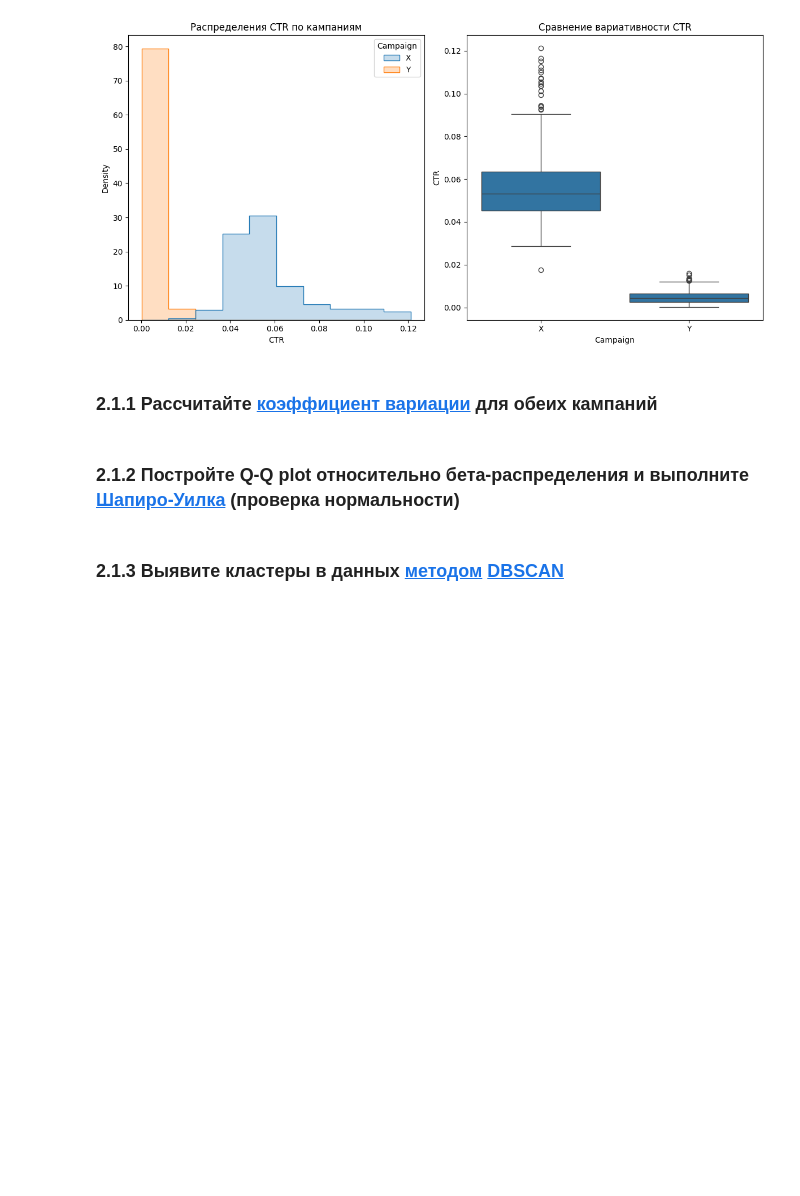
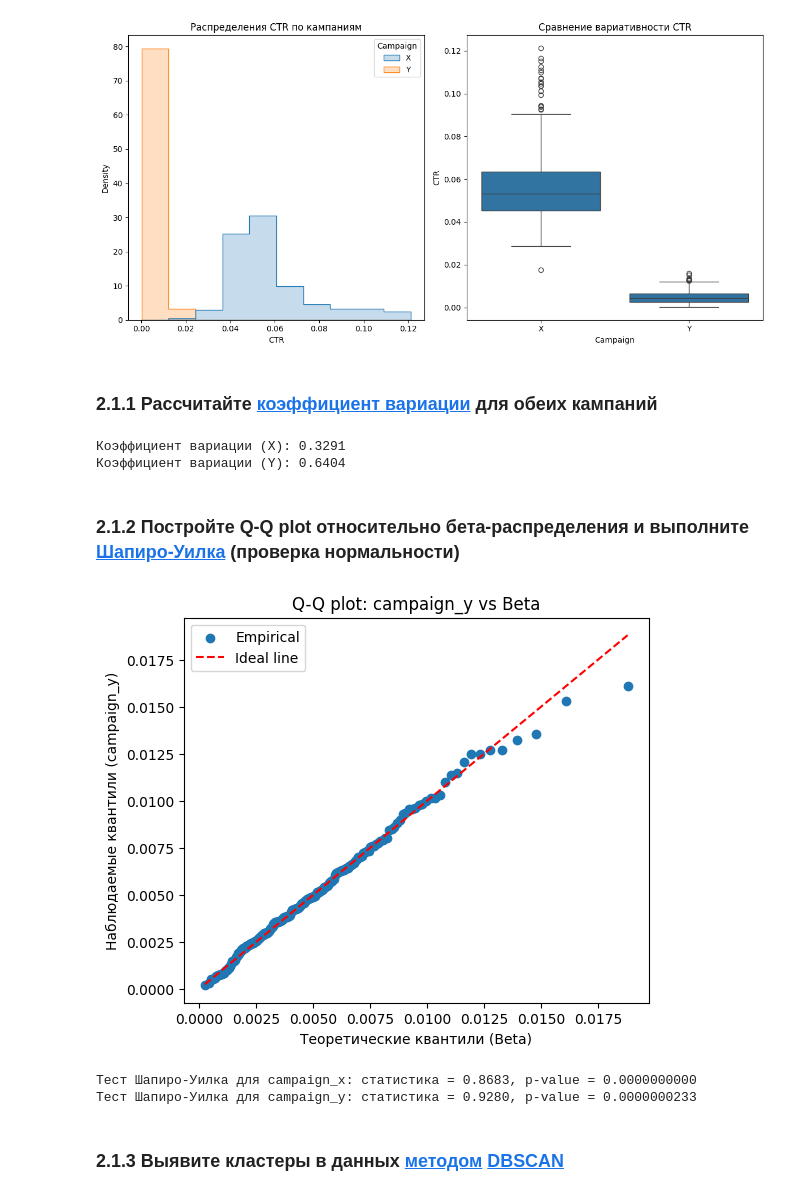
Before and after one commit to r42arty/hse, a Jupyter notebook: mod3/MathStat/MS_4.ipynb, the cells around one changed output. Drawn from its saved outputs; the diff is of its cells as text; code cells hidden in the pictures; blank space fills up the shorter version.

```diff
--- a/mod3/MathStat/MS_4.ipynb
+++ b/mod3/MathStat/MS_4.ipynb
@@ -454,7 +454,46 @@ plt.show()
 [figure]
 # %% [markdown]
 ### 2.1.1 Рассчитайте [коэффициент вариации](https://ru.wikipedia.org/wiki/Коэффициент_вариации) для обеих кампаний
+# %%
+cv_x = np.std(campaign_x, ddof=1) / np.mean(campaign_x)
+cv_y = np.std(campaign_y, ddof=1) / np.mean(campaign_y)
+
+print(f"Коэффициент вариации (X): {cv_x:.4f}")
+print(f"Коэффициент вариации (Y): {cv_y:.4f}")
+# %% [output]
+Коэффициент вариации (X): 0.3291
+Коэффициент вариации (Y): 0.6404
 # %% [markdown]
 ### 2.1.2 Постройте Q-Q plot относительно бета-распределения и выполните [Шапиро-Уилка](https://docs.scipy.org/doc/scipy/reference/generated/scipy.stats.shapiro.html) (проверка нормальности)
+# %%
+# Предположим, что campaign_y имеет форму бета-распределения;
+# можно оценить параметры альфа и бета, зафиксировав loc=0, scale=1
+alpha_y, beta_y, loc_y, scale_y = stats.beta.fit(campaign_y, floc=0, fscale=1)
+
+# Строим Q-Q plot для campaign_y
+sorted_y = np.sort(campaign_y)
+n = len(sorted_y)
+prob = (np.arange(n) + 0.5) / n  # квантили эмпирического распределения
+theoretical_q = stats.beta.ppf(prob, alpha_y, beta_y, loc=loc_y, scale=scale_y)
+
+plt.figure(figsize=(6, 5))
+plt.scatter(theoretical_q, sorted_y, label="Empirical")
+plt.plot(theoretical_q, theoretical_q, 'r--', label="Ideal line")
+plt.xlabel("Теоретические квантили (Beta)")
+plt.ylabel("Наблюдаемые квантили (campaign_y)")
+plt.title("Q-Q plot: campaign_y vs Beta")
+plt.legend()
+plt.show()
+
+# Тест Шапиро-Уилка на нормальность (для обеих кампаний)
+x_stat, x_p = shapiro(campaign_x)
+y_stat, y_p = shapiro(campaign_y)
+
+print("Тест Шапиро-Уилка для campaign_x: статистика = %.4f, p-value = %.10f" % (x_stat, x_p))
+print("Тест Шапиро-Уилка для campaign_y: статистика = %.4f, p-value = %.10f" % (y_stat, y_p))
+# %% [output]
+[figure, added]
+Тест Шапиро-Уилка для campaign_x: статистика = 0.8683, p-value = 0.0000000000
+Тест Шапиро-Уилка для campaign_y: статистика = 0.9280, p-value = 0.0000000233
 # %% [markdown]
 ### 2.1.3 Выявите кластеры в данных [методом](https://scikit-learn.org/stable/modules/generated/sklearn.cluster.DBSCAN.html) [DBSCAN](https://ru.wikipedia.org/wiki/DBSCAN)
```
Also changed, not shown: parts of 5 cells of this notebook.
